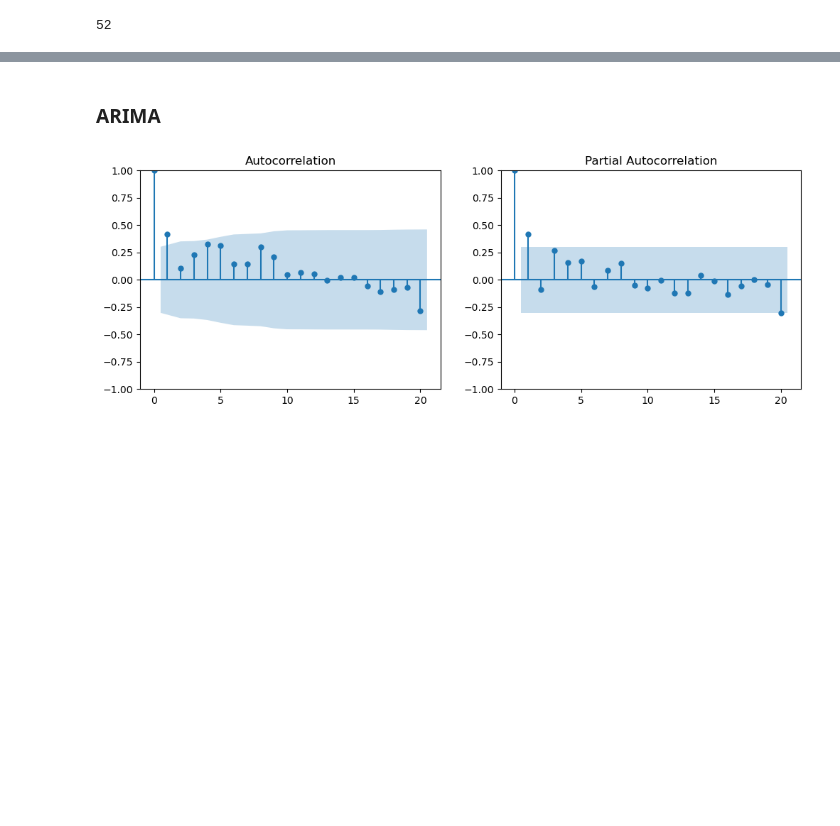
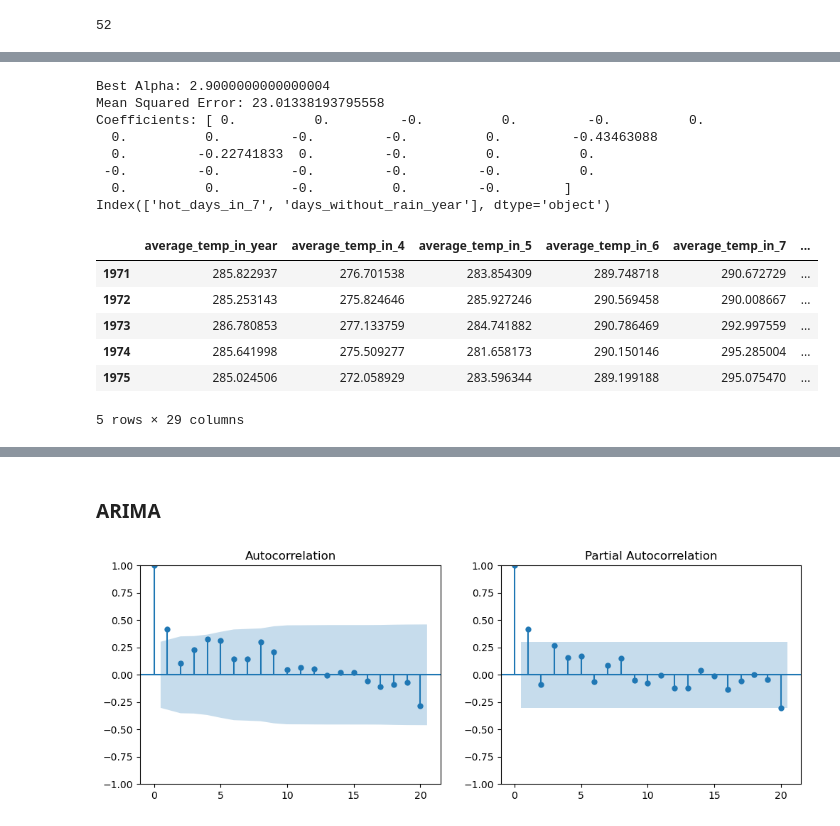
Before and after one commit to Laura-Pldk/Canola_Yield_Prediction, a Jupyter notebook: notebooks/Canola_presentation.ipynb, the cells around one changed output, grey strips where cells are left out. Drawn from its saved outputs; the diff is of its cells as text; code cells hidden in the pictures; blank space fills up the shorter version.

Commit message:
lasso with different features

```diff
--- a/notebooks/Canola_presentation.ipynb
+++ b/notebooks/Canola_presentation.ipynb
@@ -1506,0 +1549,71 @@ print(y_train.values.tolist())
+# %%
+from sklearn.linear_model import Lasso
+from sklearn.model_selection import GridSearchCV, train_test_split
+from sklearn.metrics import mean_squared_error
+
+# Splitting into training and testing data
+training_data = canola_lr.loc[:'1990']
+testing_data = canola_lr.loc['1991':]
+
+X_train = training_data.iloc[:, 1:]
+y_train = training_data['Canola_detrend']
+
+X_test = testing_data.iloc[:, 1:]
+y_test = testing_data['Canola_detrend']
+
+# Create a Lasso regression model
+lasso = Lasso()
+
+# Set up the alpha values to test
+alphas = np.arange(0, 10.1, 0.1)  # You can adjust this list based on your requirements
+
+# Define the parameter grid for GridSearchCV
+param_grid = {'alpha': alphas}
+
+# Create the GridSearchCV object
+grid_search = GridSearchCV(lasso, param_grid, cv=5, scoring='neg_mean_squared_error', n_jobs=-1)
+
+# Fit the model
+grid_search.fit(X_train, y_train)
+
+# Get the best alpha from the grid search
+best_alpha = grid_search.best_params_['alpha']
+
+# Print the best alpha
+print("Best Alpha:", best_alpha)
+
+best_alpha = 3
+
+# Create and fit the Lasso regression model with the best alpha
+lasso_best = Lasso(alpha=best_alpha)
+lasso_best.fit(X_train, y_train)
+
+# Predict on the test set
+y_pred = lasso_best.predict(X_test)
+
+# Calculate the mean squared error
+mse = mean_squared_error(y_test, y_pred)
+print("Mean Squared Error:", mse)
+
+# Print the coefficients
+print("Coefficients:", lasso_best.coef_)
+
+print(X_train.columns[lasso_best.coef_ != 0])
+
+X_train.head()
+# %% [output]
+Best Alpha: 2.9000000000000004
+Mean Squared Error: 23.01338193795558
+Coefficients: [ 0.          0.         -0.          0.         -0.          0.
+  0.          0.         -0.         -0.          0.         -0.43463088
+  0.         -0.22741833  0.         -0.          0.          0.
+ -0.         -0.         -0.         -0.         -0.          0.
+  0.          0.         -0.          0.         -0.        ]
+Index(['hot_days_in_7', 'days_without_rain_year'], dtype='object')
+|  | average_temp_in_year | average_temp_in_4 | average_temp_in_5 | average_temp_in_6 | average_temp_in_7 | ... |
+| 1971 | 285.822937 | 276.701538 | 283.854309 | 289.748718 | 290.672729 | ... |
+| 1972 | 285.253143 | 275.824646 | 285.927246 | 290.569458 | 290.008667 | ... |
+| 1973 | 286.780853 | 277.133759 | 284.741882 | 290.786469 | 292.997559 | ... |
+| 1974 | 285.641998 | 275.509277 | 281.658173 | 290.150146 | 295.285004 | ... |
+| 1975 | 285.024506 | 272.058929 | 283.596344 | 289.199188 | 295.075470 | ... |
+5 rows × 29 columns
```
Also changed, not shown: parts of 31 cells of this notebook.
